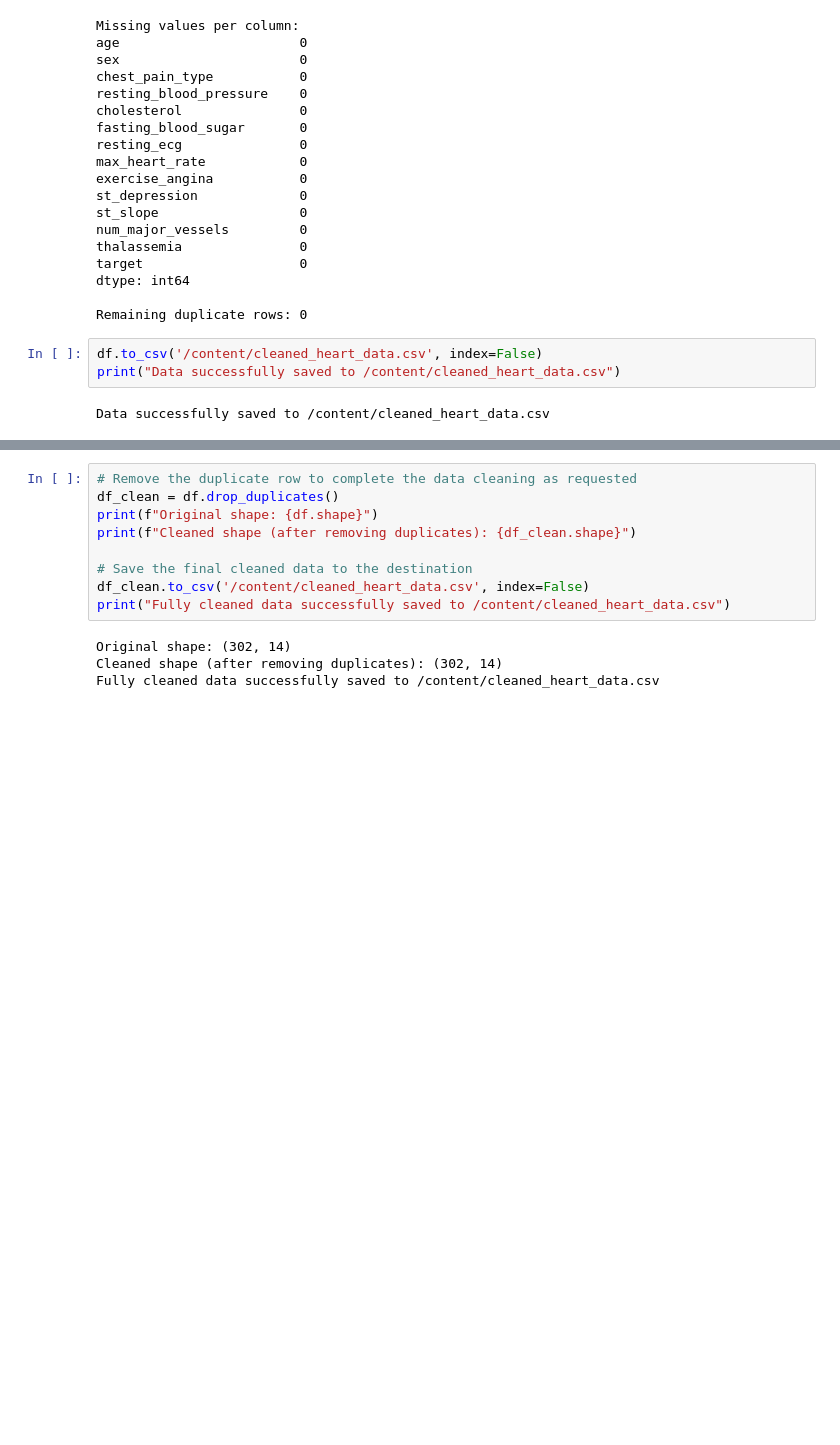
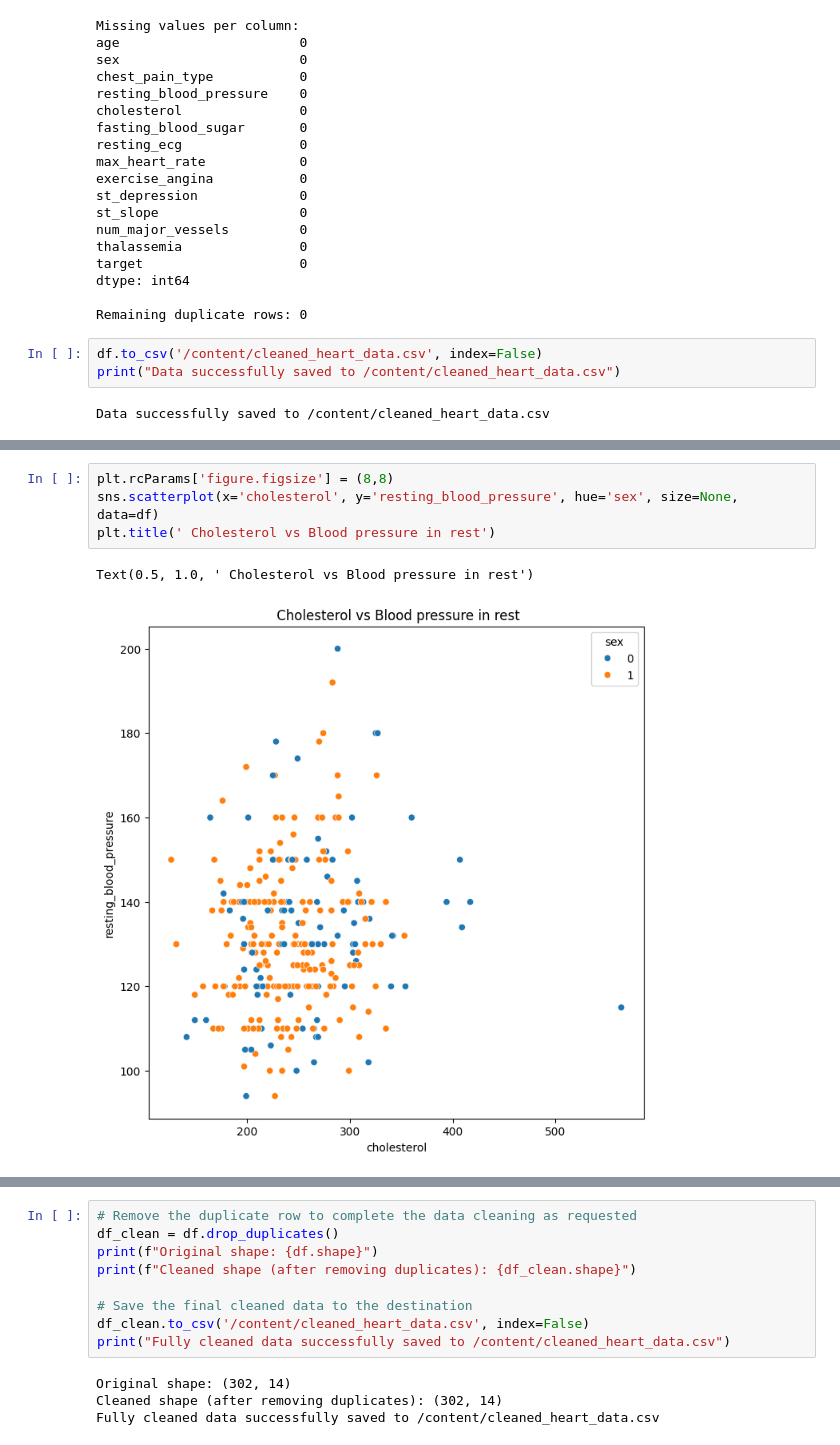
Before and after one commit to EduardEND/Lovelace-Team-Group-1, a Jupyter notebook: EDA_Lab_1n2.ipynb, the cells around one changed output, grey strips where cells are left out. Cells and saved outputs as stored; diff of their text form; blank space fills up the shorter version.

```diff
--- a/EDA_Lab_1n2.ipynb
+++ b/EDA_Lab_1n2.ipynb
@@ -111,0 +133,7 @@ Data successfully saved to /content/cleaned_heart_data.csv
+# %%
+plt.rcParams['figure.figsize'] = (8,8)
+sns.scatterplot(x='cholesterol', y='resting_blood_pressure', hue='sex', size=None, data=df)
+plt.title(' Cholesterol vs Blood pressure in rest')
+# %% [output]
+Text(0.5, 1.0, ' Cholesterol vs Blood pressure in rest')
+[figure, added]
```
Also changed, not shown: parts of 4 cells of this notebook.
